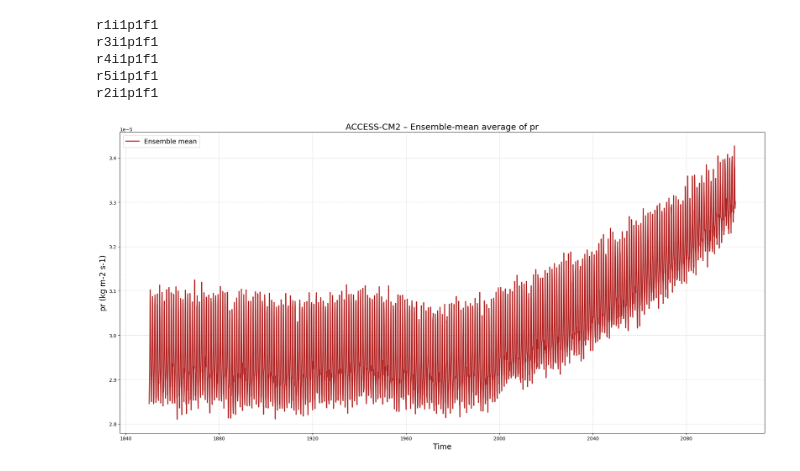
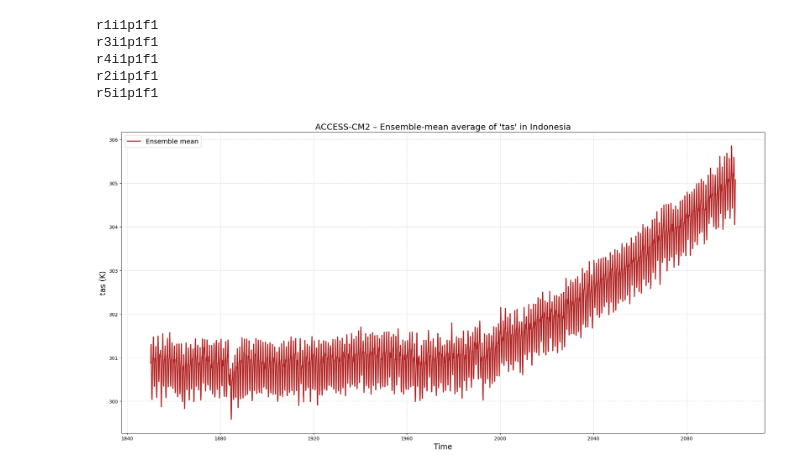
Before and after one commit to ceh58/eds296-final, a Jupyter notebook: time_series_function.ipynb, the cells around one changed output. Drawn from its saved outputs; the diff is of its cells as text; code cells hidden in the pictures.

Commit message:
Narrow down time series func to Indonesia

```diff
--- a/time_series_function.ipynb
+++ b/time_series_function.ipynb
@@ -61,6 +61,9 @@ def model_climate_timeseries(model, variable):
         # Concatenate the historical and SSP data across the time dimension
         data = xr.concat([data_hist, data_ssp], dim="time")
 
+        # Narrow down to Indonesia
+        data = data.sel(lon=slice(92, 146), lat=slice(-15, 10))
+
         # Add the concatenated data to a list
         model_data.append(data)
 
@@ -88,17 +91,17 @@ def model_climate_timeseries(model, variable):
 
     ax.set_xlabel("Time", fontsize=16)
     ax.set_ylabel(f"{variable} ({model_data[variable].units})", fontsize=16)
-    ax.set_title(f"{model} – Ensemble‐mean average of {variable}", fontsize=18)
+    ax.set_title(f"{model} – Ensemble‐mean average of '{variable}' in Indonesia", fontsize=18)
     ax.grid(True, linestyle="--", alpha=0.5)
     ax.legend(fontsize=14)
     plt.tight_layout()
     plt.show()
 # %%
-model_climate_timeseries('ACCESS-CM2', 'pr')
+model_climate_timeseries('ACCESS-CM2', 'tas')
 # %% [output]
 r1i1p1f1
 r3i1p1f1
 r4i1p1f1
+r2i1p1f1
 r5i1p1f1
-r2i1p1f1
-[figure, old version]
+[figure, new version]
```
